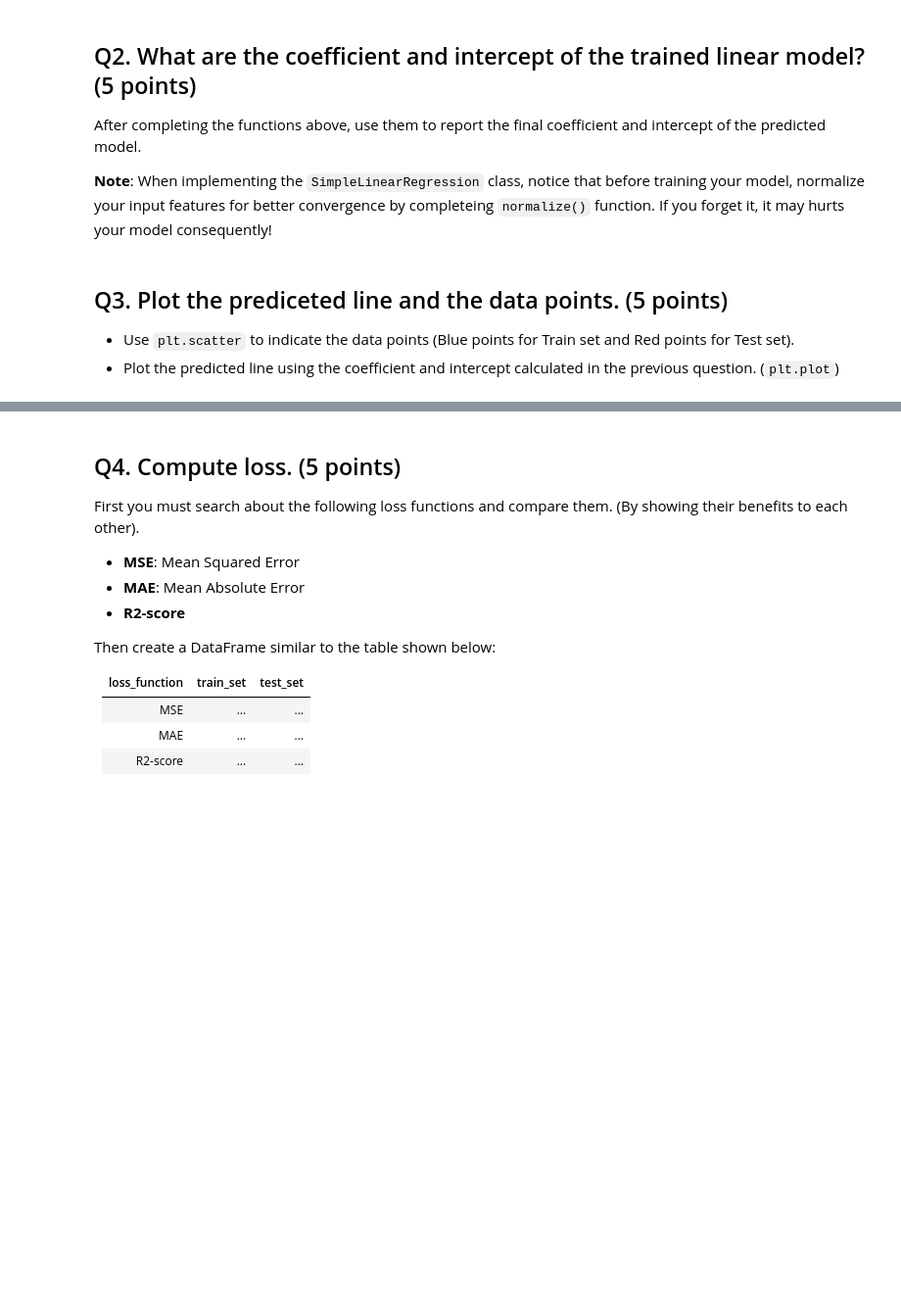
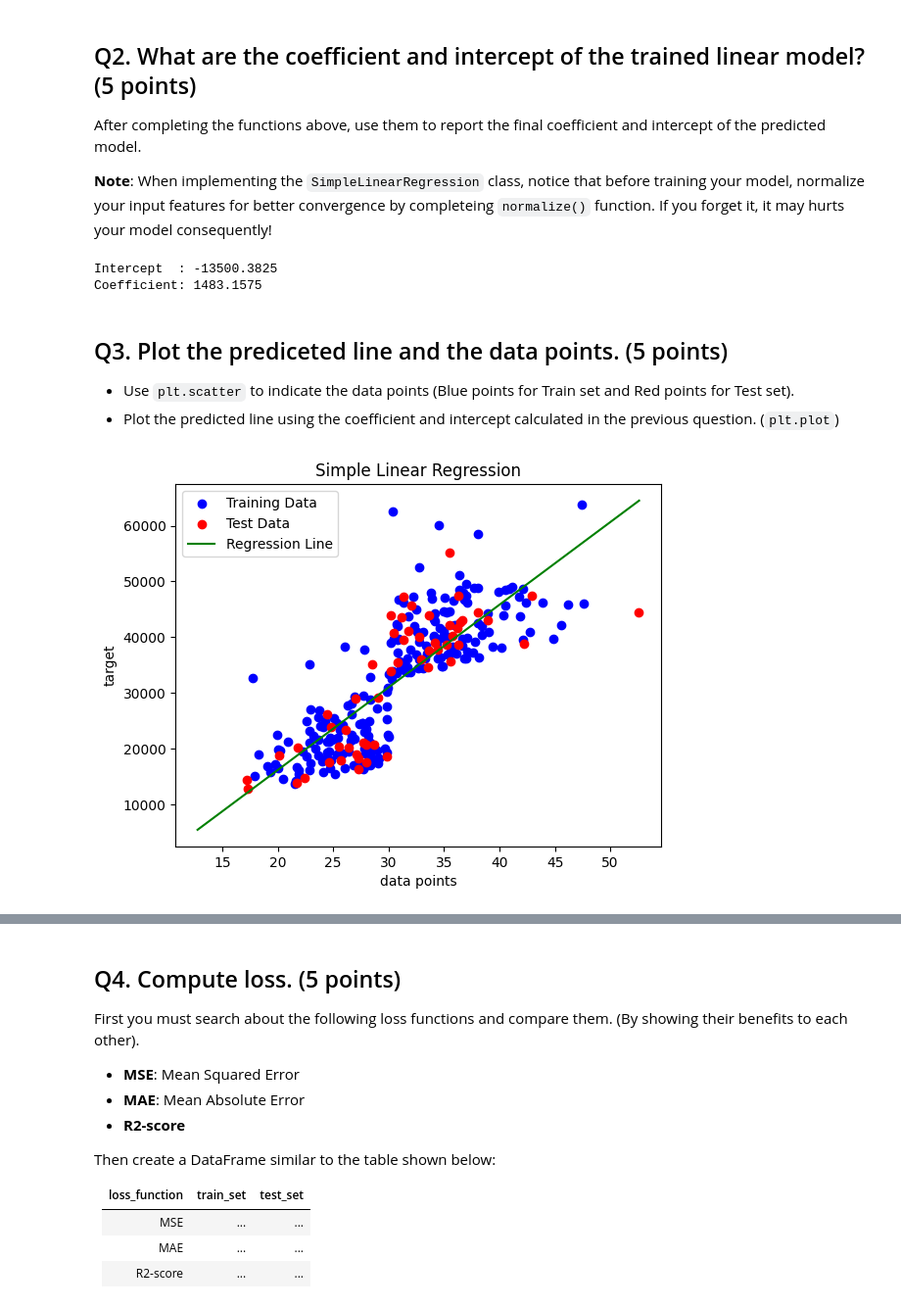
Before and after one commit to mostafa-ja/Machine-Learning-fall2023, a Jupyter notebook: Linear_and_Logistic_Regression.ipynb, the cells around one changed output, grey strips where cells are left out. Shown at 98% size. Drawn from its saved outputs; the diff is of its cells as text; code cells hidden in the pictures; blank space fills up the shorter version.

```diff
--- a/Linear_and_Logistic_Regression.ipynb
+++ b/Linear_and_Logistic_Regression.ipynb
@@ -216,3 +222,15 @@ slr = SimpleLinearRegression()
+# %%
+slr = SimpleLinearRegression()
+############# Your code here ############
+X_train, y_train, X_test, y_test = slr.prepare_dataset(X, target, test_size=0.2, random_state=42)
+norm_scaler, X_train_normalized = slr.normalize(X_train, normalization='Standardization')
+coeff, intercept = slr.train(X_train, y_train)
+print("Intercept  : {:.4f}".format(intercept[0]))
+print("Coefficient: {:.4f}".format(coeff[0][0]))
+#########################################
+# %% [output]
+Intercept  : -13500.3825
+Coefficient: 1483.1575
 # %% [markdown]
 ## Q3. Plot the prediceted line and the data points. (5 points)
 
@@ -220,0 +241,21 @@ slr = SimpleLinearRegression()
+# %%
+import matplotlib.pyplot as plt
+
+# Scatter plot for data points
+plt.scatter(X_train, y_train, color='blue', label='Training Data')
+plt.scatter(X_test, y_test, color='red', label='Test Data')
+
+# Plotting the regression line for training data
+X_range = np.linspace(min(X_train)-5, max(X_train)+5, 100)
+plt.plot(X_range, coeff * X_range + intercept, color='green', label='Regression Line')
+
+# Labeling axes and adding legend
+plt.xlabel('data points')
+plt.ylabel('target')
+plt.title('Simple Linear Regression')
+plt.legend()
+
+# Displaying the plot
+plt.show()
+# %% [output]
+[figure, added]
```
Also changed, not shown: parts of 5 cells of this notebook.
